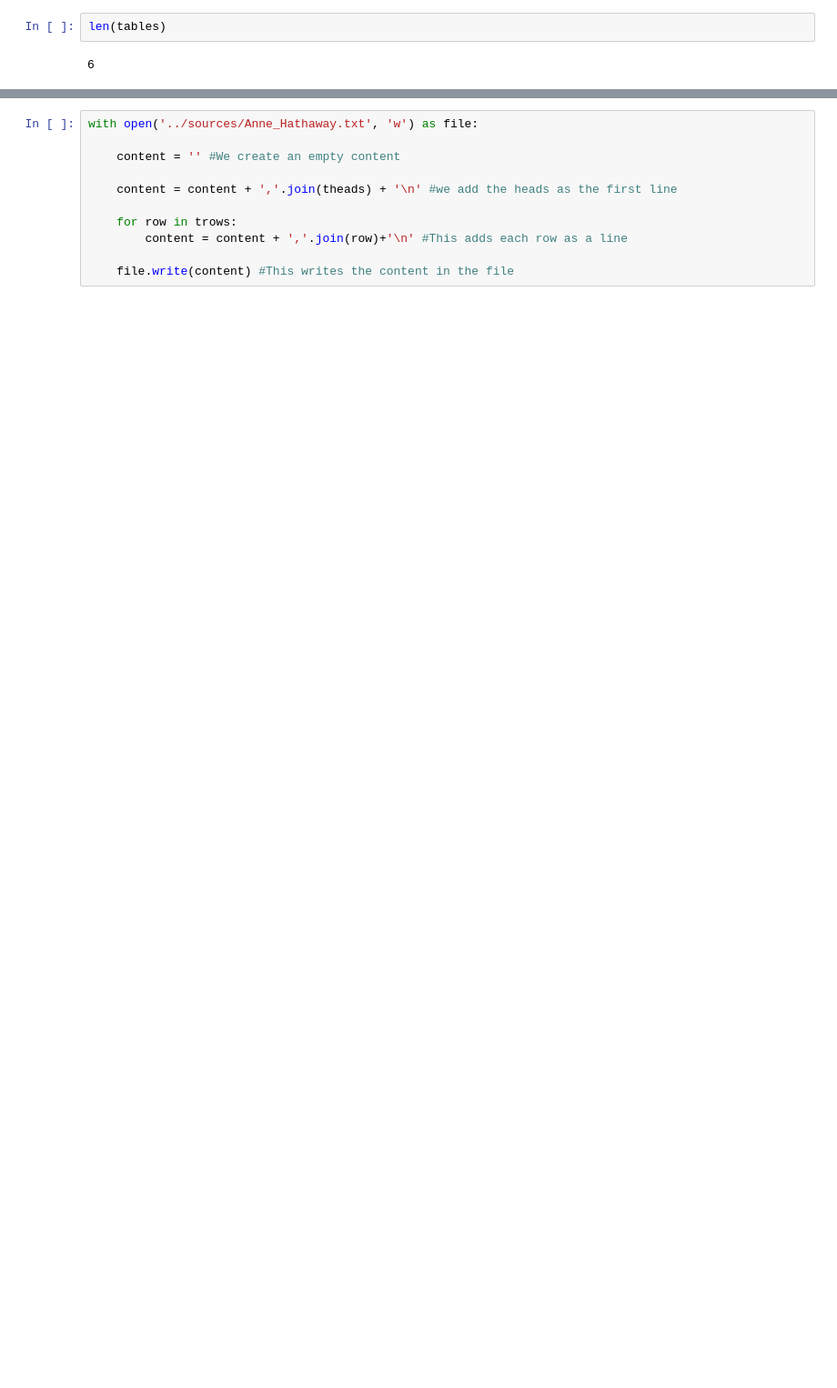
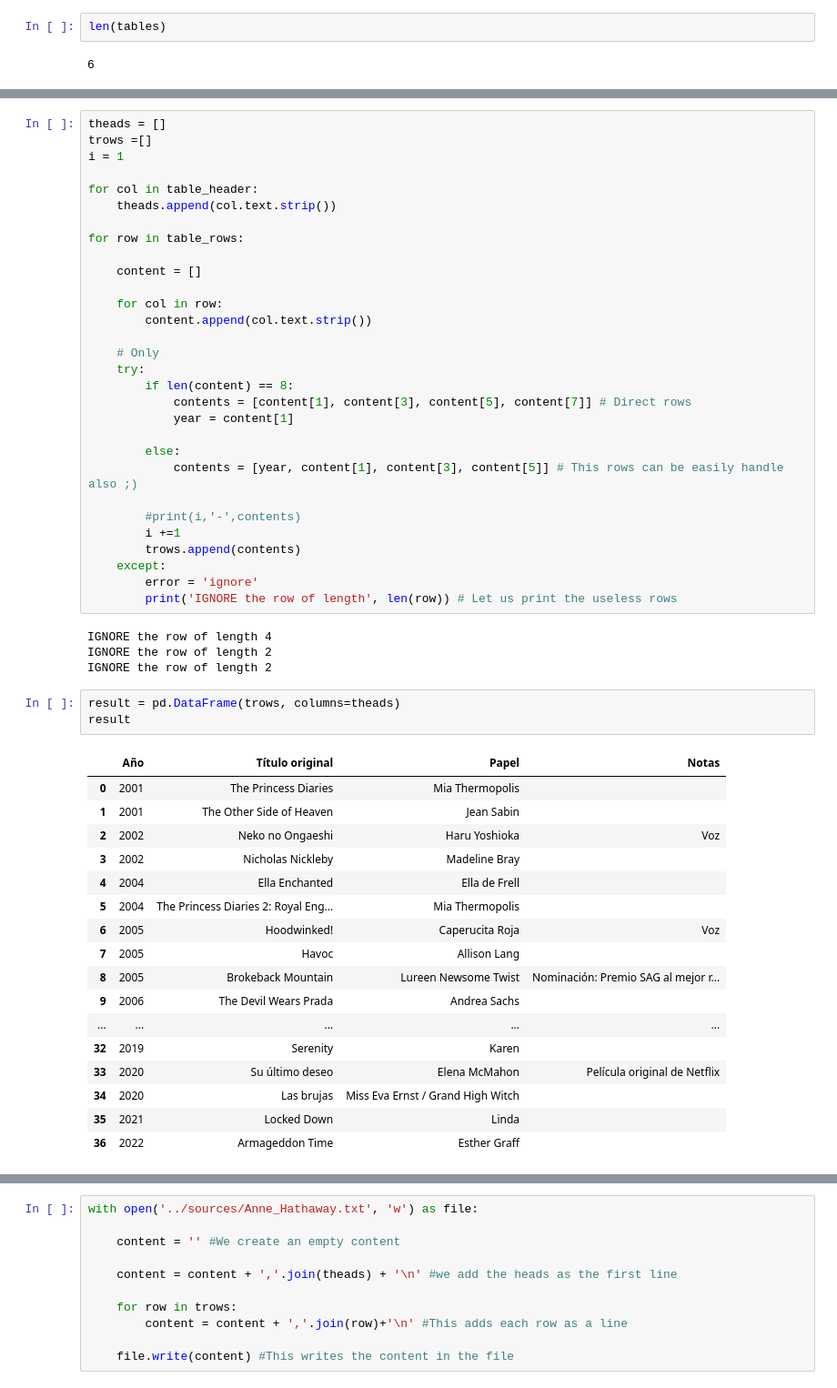
Before and after one commit to assembler-institute/ETL-Episode_I, a Jupyter notebook: 2-Data_Extraction_Scrapping.ipynb, the cells around one changed output, grey strips where cells are left out. Shown: that part at 91% size. Cells and saved outputs as stored; diff of their text form; blank space fills up the shorter version.

```diff
--- a/2-Data_Extraction_Scrapping.ipynb
+++ b/2-Data_Extraction_Scrapping.ipynb
@@ -141,0 +361,55 @@ Let's save this data to use it later with the open command
+# %%
+theads = []
+trows =[]
+i = 1
+
+for col in table_header:
+    theads.append(col.text.strip())
+
+for row in table_rows:
+
+    content = []
+
+    for col in row:
+        content.append(col.text.strip())
+
+    # Only
+    try:
+        if len(content) == 8:
+            contents = [content[1], content[3], content[5], content[7]] # Direct rows
+            year = content[1]
+
+        else:
+            contents = [year, content[1], content[3], content[5]] # This rows can be easily handle also ;)
+
+        #print(i,'-',contents)
+        i +=1
+        trows.append(contents)
+    except:
+        error = 'ignore'
+        print('IGNORE the row of length', len(row)) # Let us print the useless rows
+# %% [output]
+IGNORE the row of length 4
+IGNORE the row of length 2
+IGNORE the row of length 2
+# %%
+result = pd.DataFrame(trows, columns=theads)
+result
+# %% [output]
+|  | Año | Título original | Papel | Notas |
+| 0 | 2001 | The Princess Diaries | Mia Thermopolis |  |
+| 1 | 2001 | The Other Side of Heaven | Jean Sabin |  |
+| 2 | 2002 | Neko no Ongaeshi | Haru Yoshioka | Voz |
+| 3 | 2002 | Nicholas Nickleby | Madeline Bray |  |
+| 4 | 2004 | Ella Enchanted | Ella de Frell |  |
+| 5 | 2004 | The Princess Diaries 2: Royal Eng... | Mia Thermopolis |  |
+| 6 | 2005 | Hoodwinked! | Caperucita Roja | Voz |
+| 7 | 2005 | Havoc | Allison Lang |  |
+| 8 | 2005 | Brokeback Mountain | Lureen Newsome Twist | Nominación: Premio SAG al mejor r... |
+| 9 | 2006 | The Devil Wears Prada | Andrea Sachs |  |
+| ... | ... | ... | ... | ... |
+| 32 | 2019 | Serenity | Karen |  |
+| 33 | 2020 | Su último deseo | Elena McMahon | Película original de Netflix |
+| 34 | 2020 | Las brujas | Miss Eva Ernst / Grand High Witch |  |
+| 35 | 2021 | Locked Down | Linda |  |
+| 36 | 2022 | Armageddon Time | Esther Graff |  |
```
Also changed, not shown: parts of 31 cells of this notebook, 1 other file.
